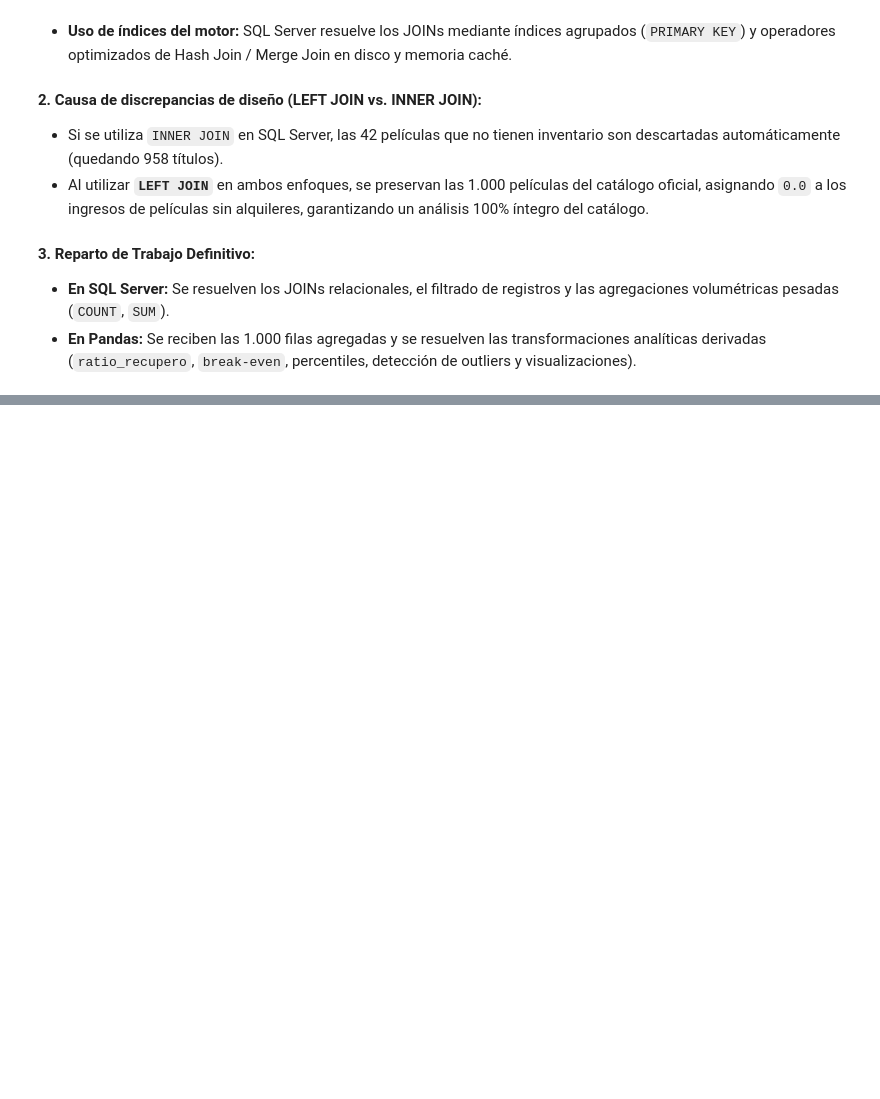
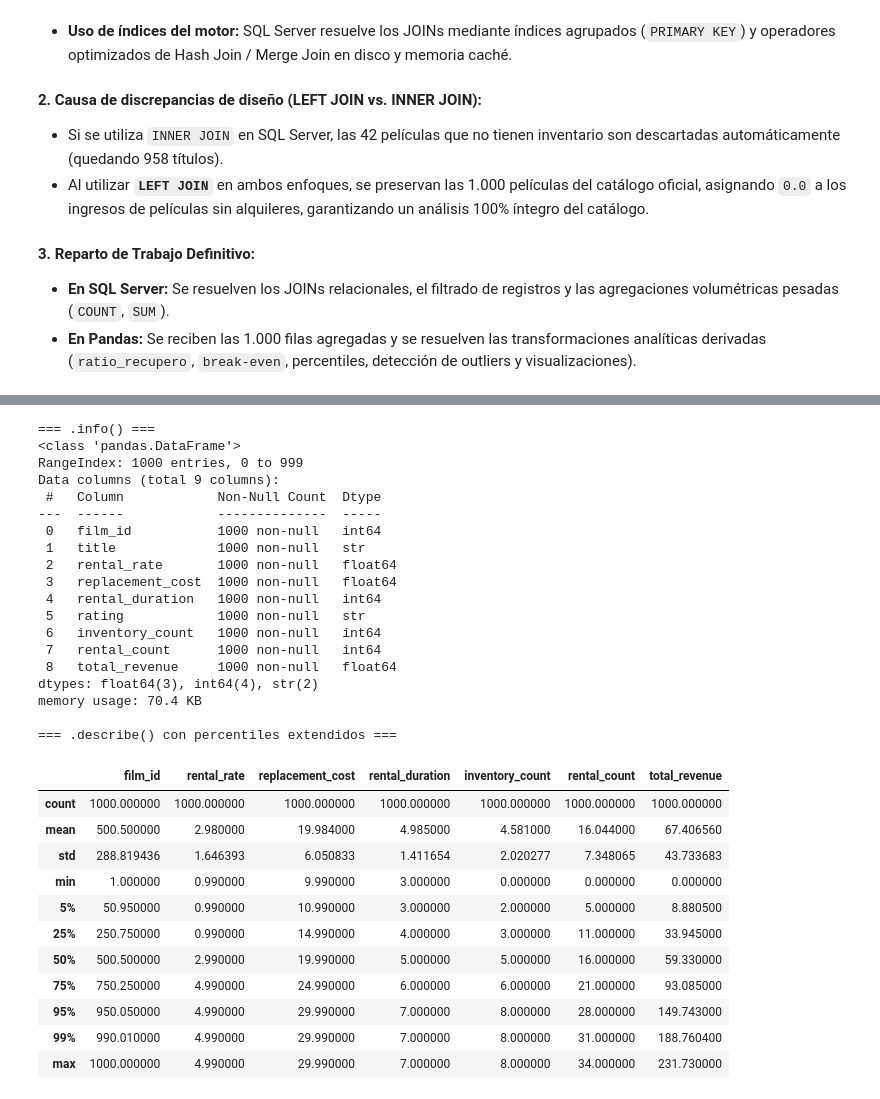
Before and after one commit to BUGn92/TP2SeminarioBD, a Jupyter notebook: notebooks/analisis.ipynb, the cells around one changed output, grey strips where cells are left out. Cells and saved outputs as stored; diff of their text form; code cells hidden in the pictures; blank space fills up the shorter version.

```diff
--- a/notebooks/analisis.ipynb
+++ b/notebooks/analisis.ipynb
@@ -206,0 +271,39 @@ Relación de velocidad: SQL Server fue 2.62x veces más rápido que Pandas.
+# %%
+# ── Info y describe con percentiles extendidos ──────────────────────────────
+print("=== .info() ===")
+df_trabajo.info()
+print()
+print("=== .describe() con percentiles extendidos ===")
+df_trabajo.describe(percentiles=[.05, .25, .50, .75, .95, .99])
+# %% [output]
+=== .info() ===
+<class 'pandas.DataFrame'>
+RangeIndex: 1000 entries, 0 to 999
+Data columns (total 9 columns):
+ #   Column            Non-Null Count  Dtype
+---  ------            --------------  -----
+ 0   film_id           1000 non-null   int64
+ 1   title             1000 non-null   str
+ 2   rental_rate       1000 non-null   float64
+ 3   replacement_cost  1000 non-null   float64
+ 4   rental_duration   1000 non-null   int64
+ 5   rating            1000 non-null   str
+ 6   inventory_count   1000 non-null   int64
+ 7   rental_count      1000 non-null   int64
+ 8   total_revenue     1000 non-null   float64
+dtypes: float64(3), int64(4), str(2)
+memory usage: 70.4 KB
+
+=== .describe() con percentiles extendidos ===
+|  | film_id | rental_rate | replacement_cost | rental_duration | inventory_count | rental_count | total_revenue |
+| count | 1000.000000 | 1000.000000 | 1000.000000 | 1000.000000 | 1000.000000 | 1000.000000 | 1000.000000 |
+| mean | 500.500000 | 2.980000 | 19.984000 | 4.985000 | 4.581000 | 16.044000 | 67.406560 |
+| std | 288.819436 | 1.646393 | 6.050833 | 1.411654 | 2.020277 | 7.348065 | 43.733683 |
+| min | 1.000000 | 0.990000 | 9.990000 | 3.000000 | 0.000000 | 0.000000 | 0.000000 |
+| 5% | 50.950000 | 0.990000 | 10.990000 | 3.000000 | 2.000000 | 5.000000 | 8.880500 |
+| 25% | 250.750000 | 0.990000 | 14.990000 | 4.000000 | 3.000000 | 11.000000 | 33.945000 |
+| 50% | 500.500000 | 2.990000 | 19.990000 | 5.000000 | 5.000000 | 16.000000 | 59.330000 |
+| 75% | 750.250000 | 4.990000 | 24.990000 | 6.000000 | 6.000000 | 21.000000 | 93.085000 |
+| 95% | 950.050000 | 4.990000 | 29.990000 | 7.000000 | 8.000000 | 28.000000 | 149.743000 |
+| 99% | 990.010000 | 4.990000 | 29.990000 | 7.000000 | 8.000000 | 31.000000 | 188.760400 |
+| max | 1000.000000 | 4.990000 | 29.990000 | 7.000000 | 8.000000 | 34.000000 | 231.730000 |
```
Also changed, not shown: parts of 21 cells of this notebook.
